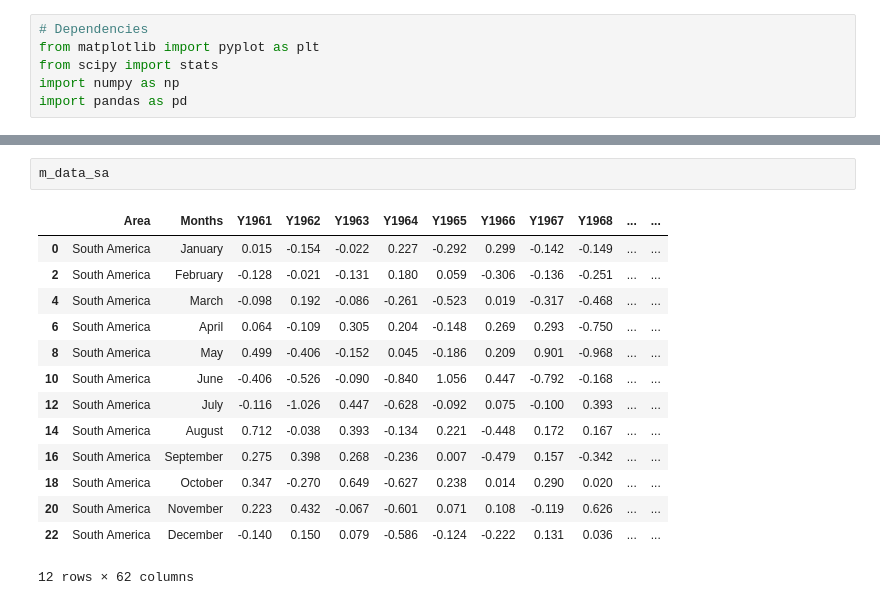
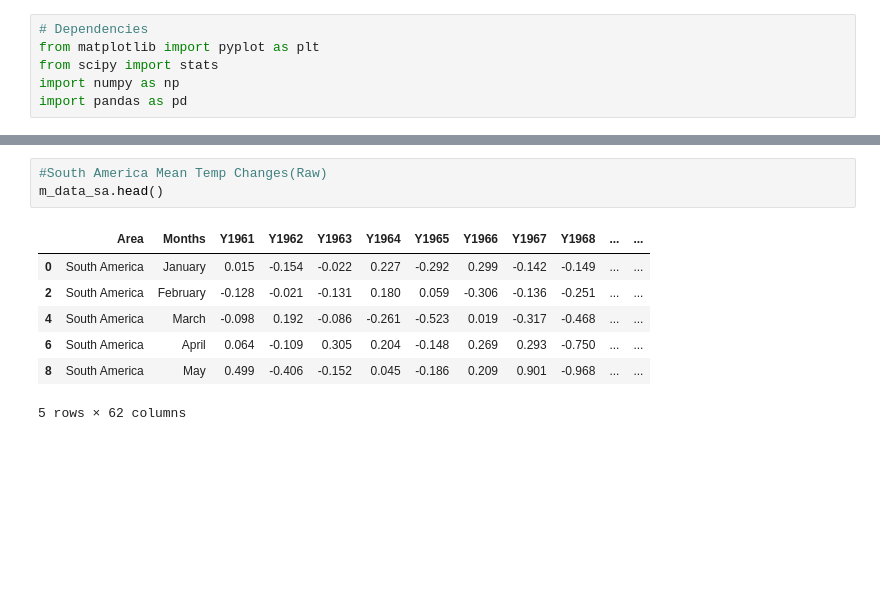
Before and after one commit to Tmoht1015/2Group-Project-All-Stars, a Jupyter notebook: NSAmericaTemps.ipynb, the cells around one changed output, grey strips where cells are left out. Cells and saved outputs as stored; diff of their text form; blank space fills up the shorter version.

```diff
--- a/NSAmericaTemps.ipynb
+++ b/NSAmericaTemps.ipynb
@@ -61,17 +75,11 @@ m_data_na
 # %%
-m_data_sa
+#South America Mean Temp Changes(Raw)
+m_data_sa.head()
 # %% [output]
 |  | Area | Months | Y1961 | Y1962 | Y1963 | Y1964 | Y1965 | Y1966 | Y1967 | Y1968 | ... | ... |
 | 0 | South America | January | 0.015 | -0.154 | -0.022 | 0.227 | -0.292 | 0.299 | -0.142 | -0.149 | ... | ... |
 | 2 | South America | February | -0.128 | -0.021 | -0.131 | 0.180 | 0.059 | -0.306 | -0.136 | -0.251 | ... | ... |
 | 4 | South America | March | -0.098 | 0.192 | -0.086 | -0.261 | -0.523 | 0.019 | -0.317 | -0.468 | ... | ... |
 | 6 | South America | April | 0.064 | -0.109 | 0.305 | 0.204 | -0.148 | 0.269 | 0.293 | -0.750 | ... | ... |
 | 8 | South America | May | 0.499 | -0.406 | -0.152 | 0.045 | -0.186 | 0.209 | 0.901 | -0.968 | ... | ... |
-| 10 | South America | June | -0.406 | -0.526 | -0.090 | -0.840 | 1.056 | 0.447 | -0.792 | -0.168 | ... | ... |
-| 12 | South America | July | -0.116 | -1.026 | 0.447 | -0.628 | -0.092 | 0.075 | -0.100 | 0.393 | ... | ... |
-| 14 | South America | August | 0.712 | -0.038 | 0.393 | -0.134 | 0.221 | -0.448 | 0.172 | 0.167 | ... | ... |
-| 16 | South America | September | 0.275 | 0.398 | 0.268 | -0.236 | 0.007 | -0.479 | 0.157 | -0.342 | ... | ... |
-| 18 | South America | October | 0.347 | -0.270 | 0.649 | -0.627 | 0.238 | 0.014 | 0.290 | 0.020 | ... | ... |
-| 20 | South America | November | 0.223 | 0.432 | -0.067 | -0.601 | 0.071 | 0.108 | -0.119 | 0.626 | ... | ... |
-| 22 | South America | December | -0.140 | 0.150 | 0.079 | -0.586 | -0.124 | -0.222 | 0.131 | 0.036 | ... | ... |
-12 rows × 62 columns
+5 rows × 62 columns
```
Also changed, not shown: parts of 5 cells of this notebook.
